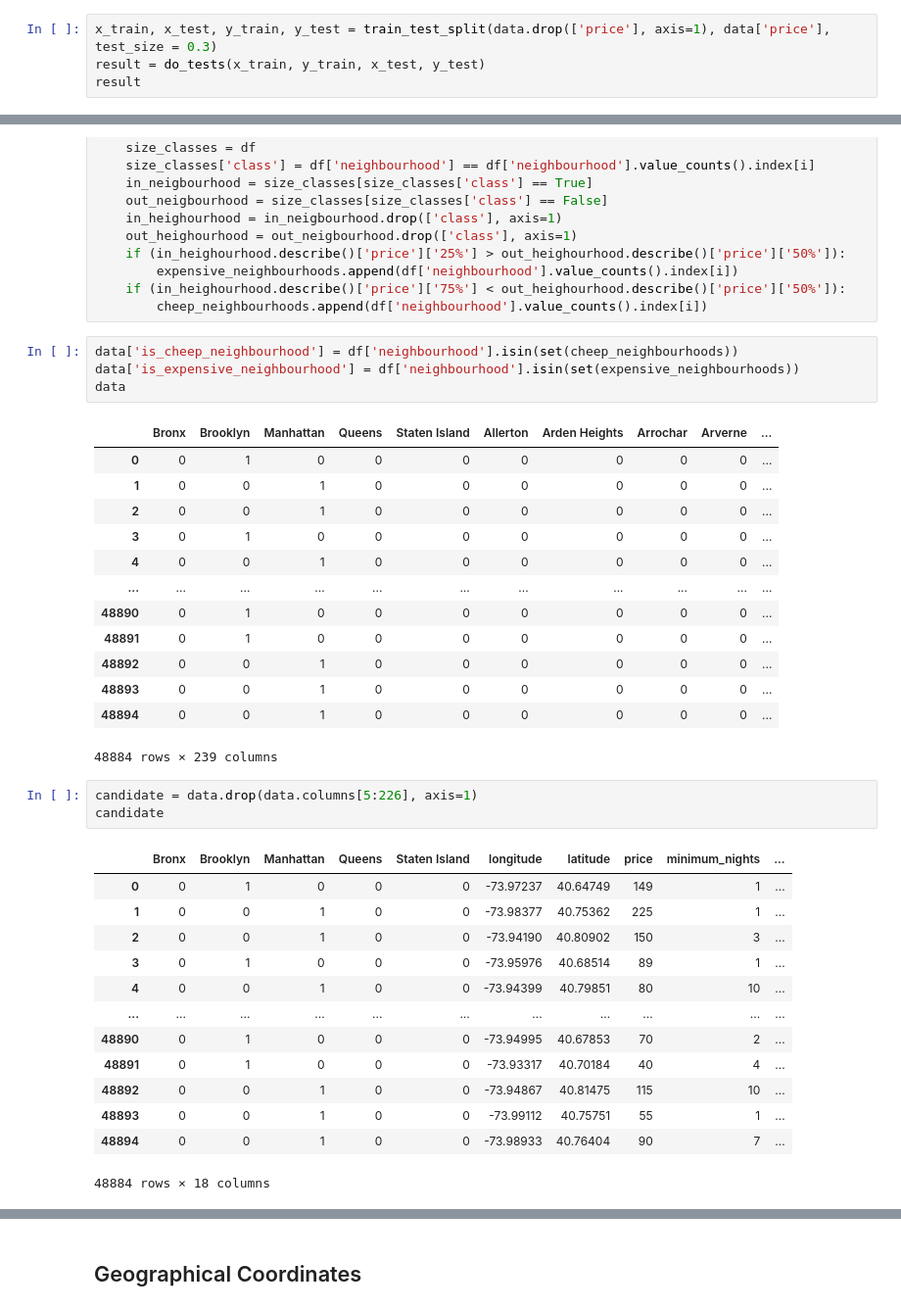
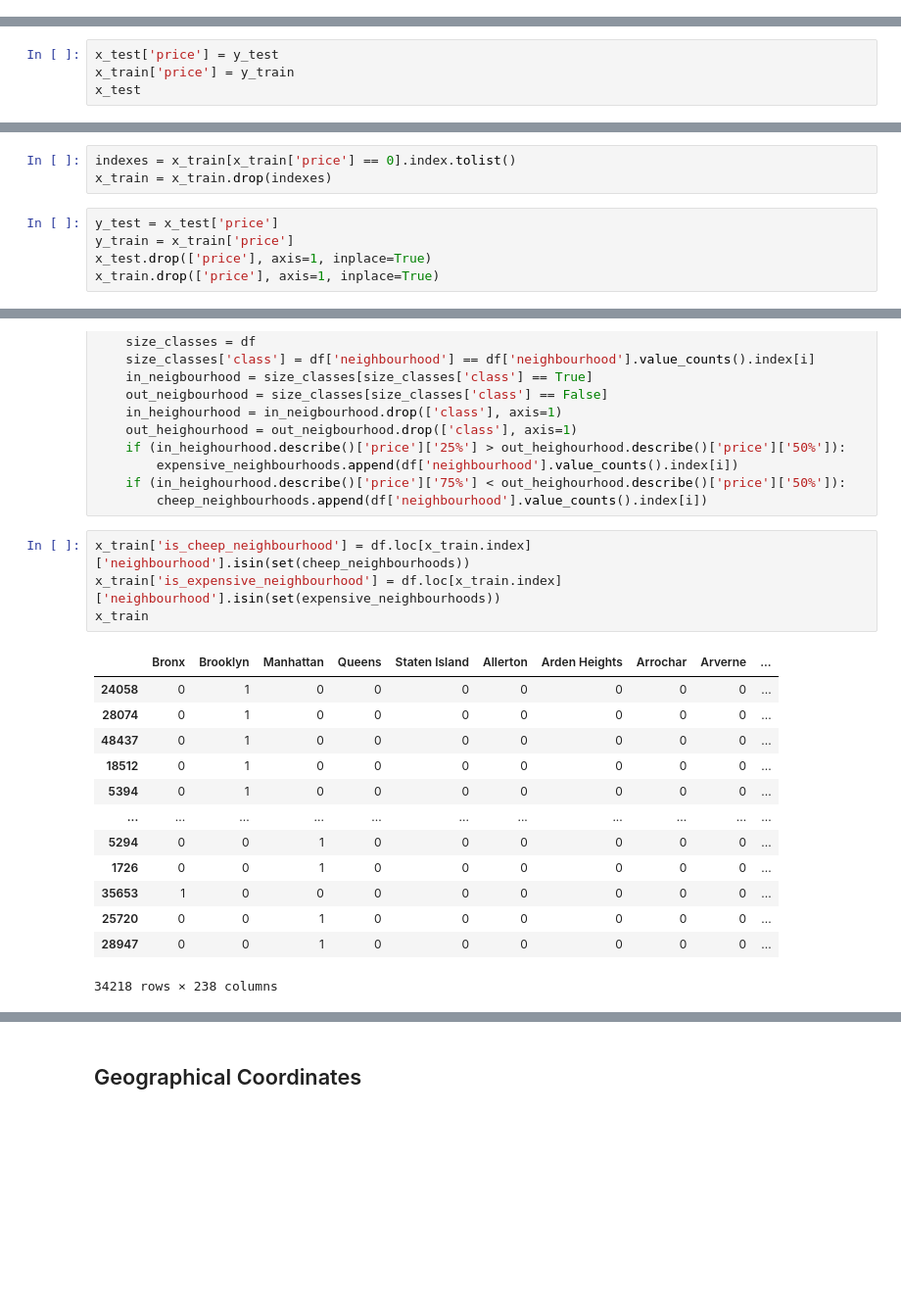
Before and after one commit to KogtikovNikita/DataScience, a Jupyter notebook: Future Engineering & Advanced Processing.ipynb, the cells around one changed output, grey strips where cells are left out. Shown at 98% size. Drawn from its saved outputs; the diff is of its cells as text; blank space fills up the shorter version.

```diff
--- a/Future Engineering & Advanced Processing.ipynb
+++ b/Future Engineering & Advanced Processing.ipynb
@@ -199,4 +202,0 @@ data = data.drop(np.where(data['price'] == 0)[0])
-# %%
-x_train, x_test, y_train, y_test = train_test_split(data.drop(['price'], axis=1), data['price'], test_size = 0.3)
-result = do_tests(x_train, y_train, x_test, y_test)
-result
@@ -216,0 +203,4 @@ result
+# %%
+x_test['price'] = y_test
+x_train['price'] = y_train
+x_test
@@ -216,0 +224,8 @@ result
+# %%
+indexes = x_train[x_train['price'] == 0].index.tolist()
+x_train = x_train.drop(indexes)
+# %%
+y_test = x_test['price']
+y_train = x_train['price']
+x_test.drop(['price'], axis=1, inplace=True)
+x_train.drop(['price'], axis=1, inplace=True)
@@ -251,37 +314,20 @@ for i in range(0, len(df['neighbourhood'].value_counts().index)):
     if (in_heighourhood.describe()['price']['75%'] < out_heighourhood.describe()['price']['50%']):
         cheep_neighbourhoods.append(df['neighbourhood'].value_counts().index[i])
 # %%
-data['is_cheep_neighbourhood'] = df['neighbourhood'].isin(set(cheep_neighbourhoods))
-data['is_expensive_neighbourhood'] = df['neighbourhood'].isin(set(expensive_neighbourhoods))
-data
+x_train['is_cheep_neighbourhood'] = df.loc[x_train.index]['neighbourhood'].isin(set(cheep_neighbourhoods))
+x_train['is_expensive_neighbourhood'] = df.loc[x_train.index]['neighbourhood'].isin(set(expensive_neighbourhoods))
+x_train
 # %% [output]
 |  | Bronx | Brooklyn | Manhattan | Queens | Staten Island | Allerton | Arden Heights | Arrochar | Arverne | ... |
-| 0 | 0 | 1 | 0 | 0 | 0 | 0 | 0 | 0 | 0 | ... |
-| 1 | 0 | 0 | 1 | 0 | 0 | 0 | 0 | 0 | 0 | ... |
-| 2 | 0 | 0 | 1 | 0 | 0 | 0 | 0 | 0 | 0 | ... |
-| 3 | 0 | 1 | 0 | 0 | 0 | 0 | 0 | 0 | 0 | ... |
-| 4 | 0 | 0 | 1 | 0 | 0 | 0 | 0 | 0 | 0 | ... |
+| 24058 | 0 | 1 | 0 | 0 | 0 | 0 | 0 | 0 | 0 | ... |
+| 28074 | 0 | 1 | 0 | 0 | 0 | 0 | 0 | 0 | 0 | ... |
+| 48437 | 0 | 1 | 0 | 0 | 0 | 0 | 0 | 0 | 0 | ... |
+| 18512 | 0 | 1 | 0 | 0 | 0 | 0 | 0 | 0 | 0 | ... |
+| 5394 | 0 | 1 | 0 | 0 | 0 | 0 | 0 | 0 | 0 | ... |
 | ... | ... | ... | ... | ... | ... | ... | ... | ... | ... | ... |
-| 48890 | 0 | 1 | 0 | 0 | 0 | 0 | 0 | 0 | 0 | ... |
-| 48891 | 0 | 1 | 0 | 0 | 0 | 0 | 0 | 0 | 0 | ... |
-| 48892 | 0 | 0 | 1 | 0 | 0 | 0 | 0 | 0 | 0 | ... |
-| 48893 | 0 | 0 | 1 | 0 | 0 | 0 | 0 | 0 | 0 | ... |
-| 48894 | 0 | 0 | 1 | 0 | 0 | 0 | 0 | 0 | 0 | ... |
+| 5294 | 0 | 0 | 1 | 0 | 0 | 0 | 0 | 0 | 0 | ... |
+| 1726 | 0 | 0 | 1 | 0 | 0 | 0 | 0 | 0 | 0 | ... |
+| 35653 | 1 | 0 | 0 | 0 | 0 | 0 | 0 | 0 | 0 | ... |
+| 25720 | 0 | 0 | 1 | 0 | 0 | 0 | 0 | 0 | 0 | ... |
+| 28947 | 0 | 0 | 1 | 0 | 0 | 0 | 0 | 0 | 0 | ... |
-48884 rows × 239 columns
+34218 rows × 238 columns
-# %%
-candidate = data.drop(data.columns[5:226], axis=1)
-candidate
-# %% [output]
-|  | Bronx | Brooklyn | Manhattan | Queens | Staten Island | longitude | latitude | price | minimum_nights | ... |
-| 0 | 0 | 1 | 0 | 0 | 0 | -73.97237 | 40.64749 | 149 | 1 | ... |
-| 1 | 0 | 0 | 1 | 0 | 0 | -73.98377 | 40.75362 | 225 | 1 | ... |
-| 2 | 0 | 0 | 1 | 0 | 0 | -73.94190 | 40.80902 | 150 | 3 | ... |
-| 3 | 0 | 1 | 0 | 0 | 0 | -73.95976 | 40.68514 | 89 | 1 | ... |
-| 4 | 0 | 0 | 1 | 0 | 0 | -73.94399 | 40.79851 | 80 | 10 | ... |
-| ... | ... | ... | ... | ... | ... | ... | ... | ... | ... | ... |
-| 48890 | 0 | 1 | 0 | 0 | 0 | -73.94995 | 40.67853 | 70 | 2 | ... |
-| 48891 | 0 | 1 | 0 | 0 | 0 | -73.93317 | 40.70184 | 40 | 4 | ... |
-| 48892 | 0 | 0 | 1 | 0 | 0 | -73.94867 | 40.81475 | 115 | 10 | ... |
-| 48893 | 0 | 0 | 1 | 0 | 0 | -73.99112 | 40.75751 | 55 | 1 | ... |
-| 48894 | 0 | 0 | 1 | 0 | 0 | -73.98933 | 40.76404 | 90 | 7 | ... |
-48884 rows × 18 columns
```
Also changed, not shown: parts of 50 cells of this notebook.
